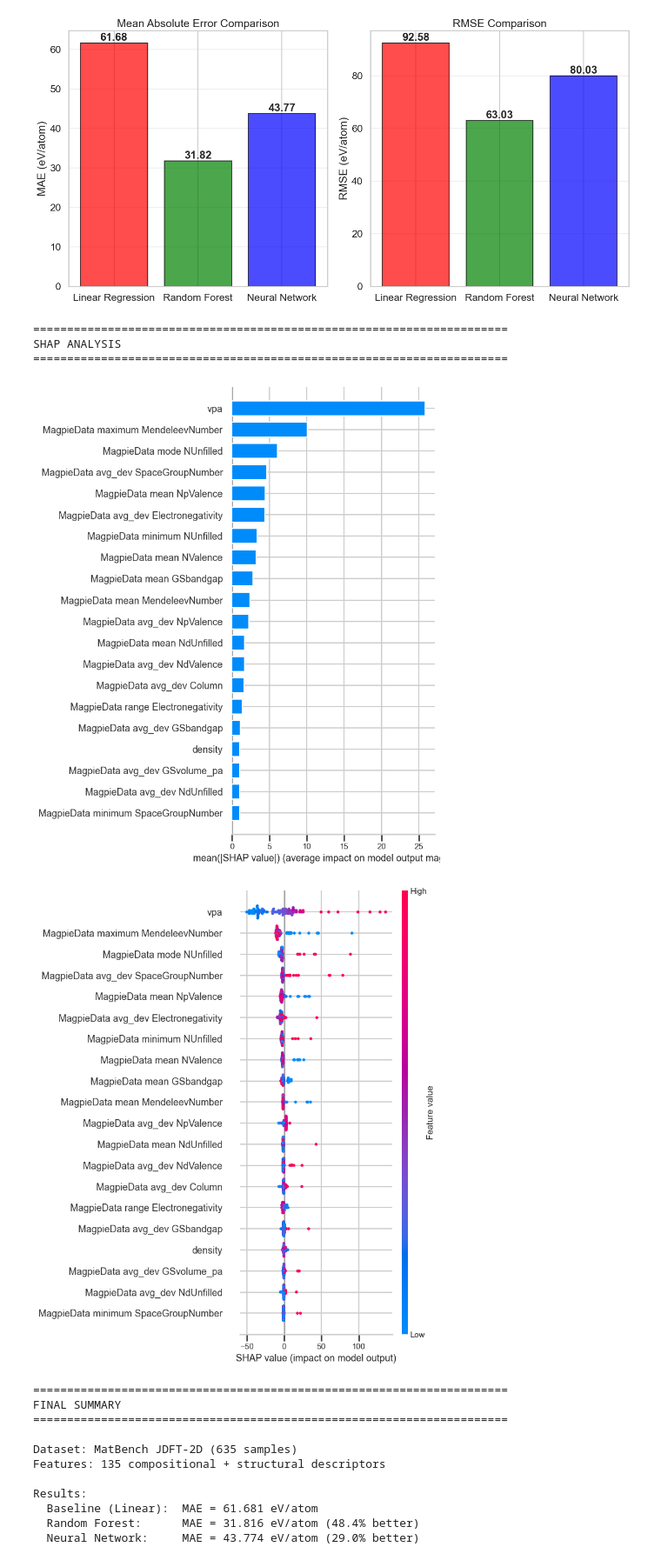
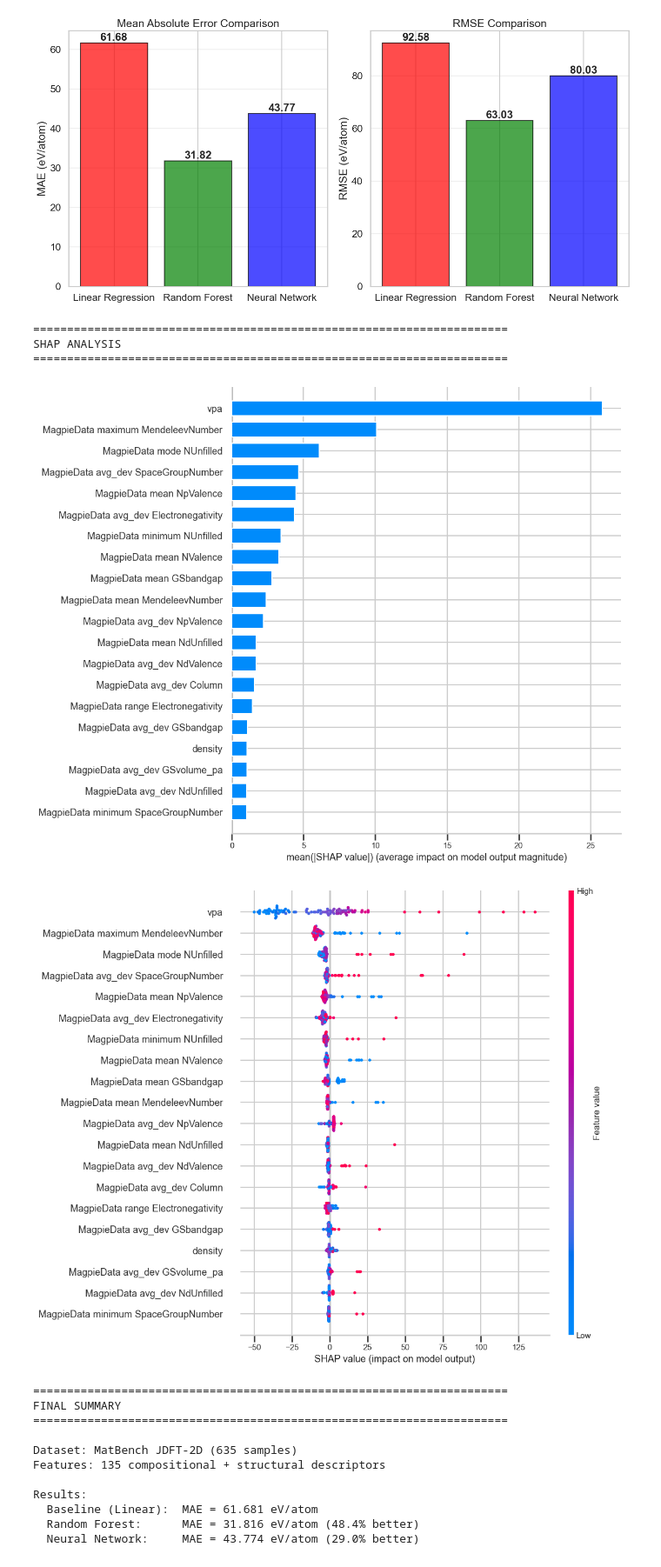
Before and after one commit to AttackOnBreakfast/cmse492_project, a Jupyter notebook: notebooks/exploratory/materials_eda.ipynb, the cells around one changed output. Shown at 87% size. Drawn from its saved outputs; the diff is of its cells as text; code cells hidden in the pictures.

```diff
--- a/notebooks/exploratory/materials_eda.ipynb
+++ b/notebooks/exploratory/materials_eda.ipynb
@@ -494,39 +507,58 @@ Best model: Random Forest
 # %%
 # ===============================================================
 # PART G2: SHAP Analysis
 # ===============================================================
 
 print("\n" + "="*70)
 print("SHAP ANALYSIS")
 print("="*70)
 
 # Use a subset for speed
 X_shap = X_test.sample(n=100, random_state=42)
 
 # Create explainer
 explainer = shap.TreeExplainer(rf_pipe.named_steps['rf'])
 X_shap_scaled = rf_pipe.named_steps['scaler'].transform(X_shap)
 shap_values = explainer.shap_values(X_shap_scaled)
 
-# Summary plot (bar)
-plt.figure(figsize=(30, 6))
-shap.summary_plot(shap_values, X_shap, plot_type="bar", show=False)
+# ---------------------------------------------------------------
+# SHAP BAR PLOT
+# ---------------------------------------------------------------
+plt.figure(figsize=(12, 14))
+shap.summary_plot(
+    shap_values,
+    X_shap,
+    plot_type="bar",
+    max_display=20,
+    show=False
+)
+
 plt.tight_layout()
-plt.savefig(FIG_DIR / "shap_importance.png", dpi=300)
+plt.subplots_adjust(left=0.05)
+plt.savefig(FIG_DIR / "shap_importance.png", dpi=400, bbox_inches="tight")
 plt.show()
 
-# Detailed summary (beeswarm)
-plt.figure(figsize=(30, 6))
-shap.summary_plot(shap_values, X_shap, show=False)
+# ---------------------------------------------------------------
+# SHAP BEESWARM
+# ---------------------------------------------------------------
+plt.figure(figsize=(12, 14))
+shap.summary_plot(
+    shap_values,
+    X_shap,
+    max_display=20,
+    show=False
+)
+
 plt.tight_layout()
-plt.savefig(FIG_DIR / "shap_summary.png", dpi=300)
+plt.subplots_adjust(left=0.05)
+plt.savefig(FIG_DIR / "shap_summary.png", dpi=400, bbox_inches="tight")
 plt.show()
 # %% [output]
 ======================================================================
 SHAP ANALYSIS
 ======================================================================
-[figure, old version]
+[figure, new version]
-[figure, old version]
+[figure, new version]
 # %%
 # ===============================================================
 # PART G3: Final Summary
```
Also changed, not shown: parts of 3 cells of this notebook, 6 other files.
